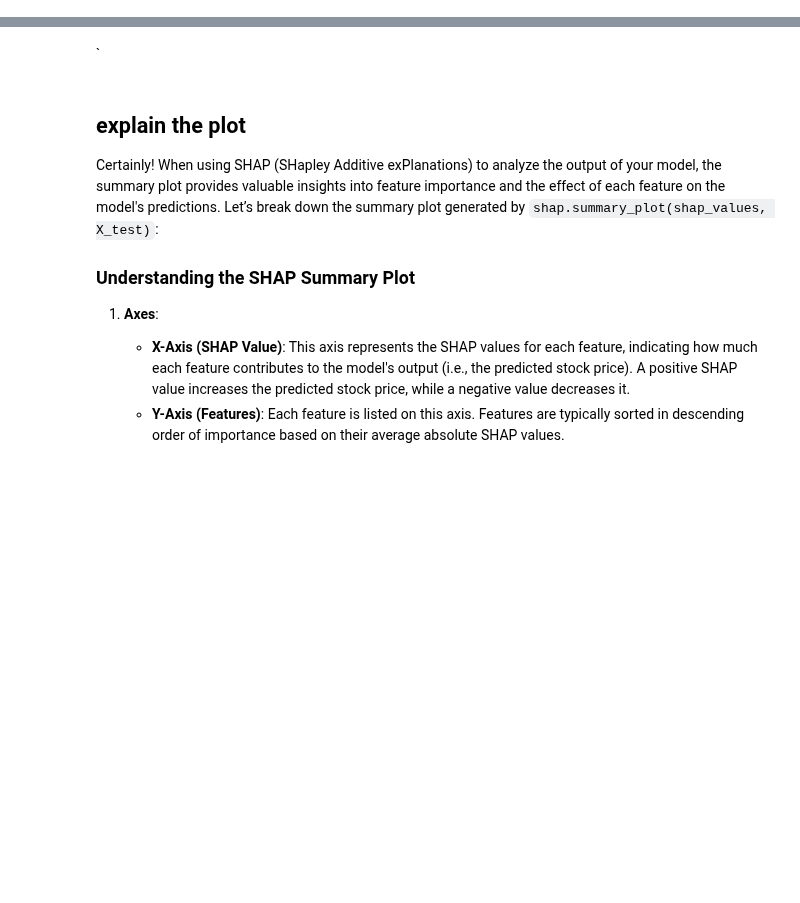
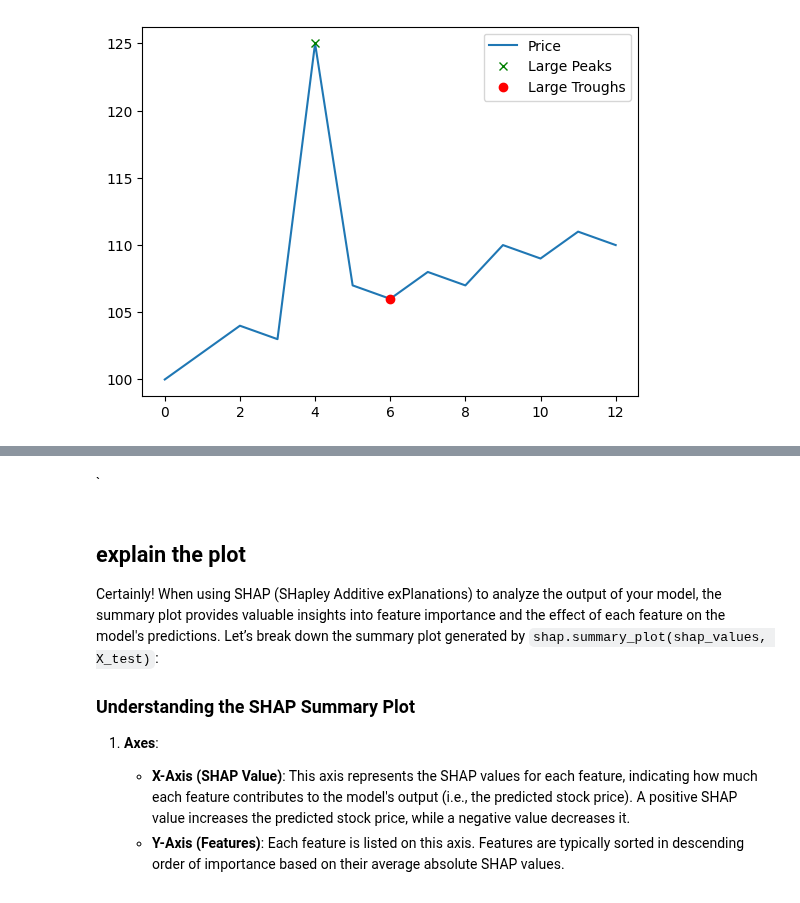
Before and after one commit to weip2008/LearnTorch, a Jupyter notebook: doc/stock.ipynb, the cells around one changed output, grey strips where cells are left out. Saved outputs shown, nothing was run; the diff lists cells and outputs as text; code cells hidden in the pictures; blank space fills up the shorter version.

```diff
--- a/doc/stock.ipynb
+++ b/doc/stock.ipynb
@@ -1,3 +54,25 @@
+# %%
+import numpy as np
+import matplotlib.pyplot as plt
+from scipy.signal import find_peaks
+
+# Example price data
+price_data = np.array([100, 102, 104, 103, 125, 107, 106, 108, 107, 110, 109, 111, 110])
+
+# Find large peaks using prominence
+peaks, _ = find_peaks(price_data, prominence=2)  # Adjust prominence to filter smaller peaks
+
+# Find large troughs using prominence
+troughs, _ = find_peaks(-price_data, prominence=2)  # Invert the data for troughs
+
+# Plot the data
+plt.plot(price_data, label="Price")
+plt.plot(peaks, price_data[peaks], "x", label="Large Peaks", color="green")
+plt.plot(troughs, price_data[troughs], "o", label="Large Troughs", color="red")
+plt.legend()
+plt.show()
+# %% [output]
+[figure, added]
 # %%
 import pandas as pd
 from sklearn.model_selection import train_test_split
```
Also changed, not shown: parts of 2 cells of this notebook, 2 other files.
